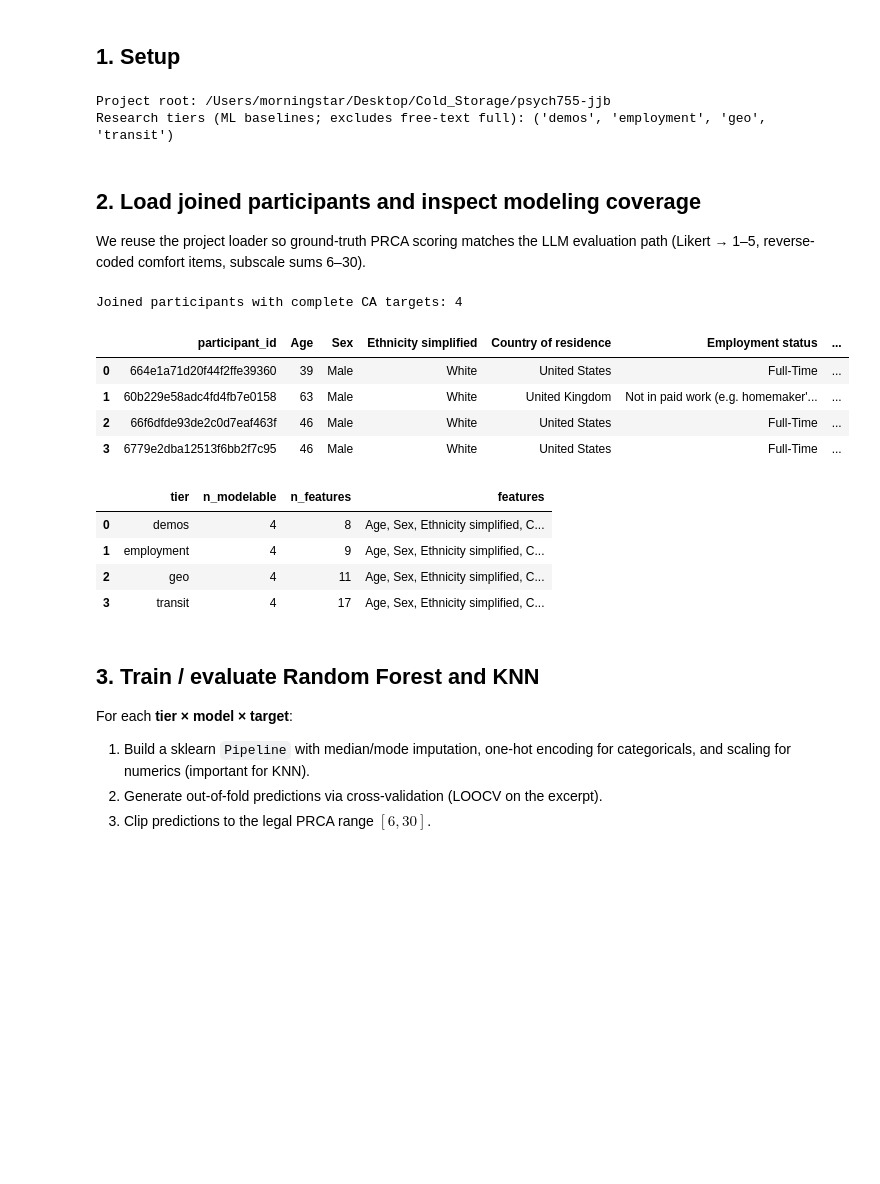
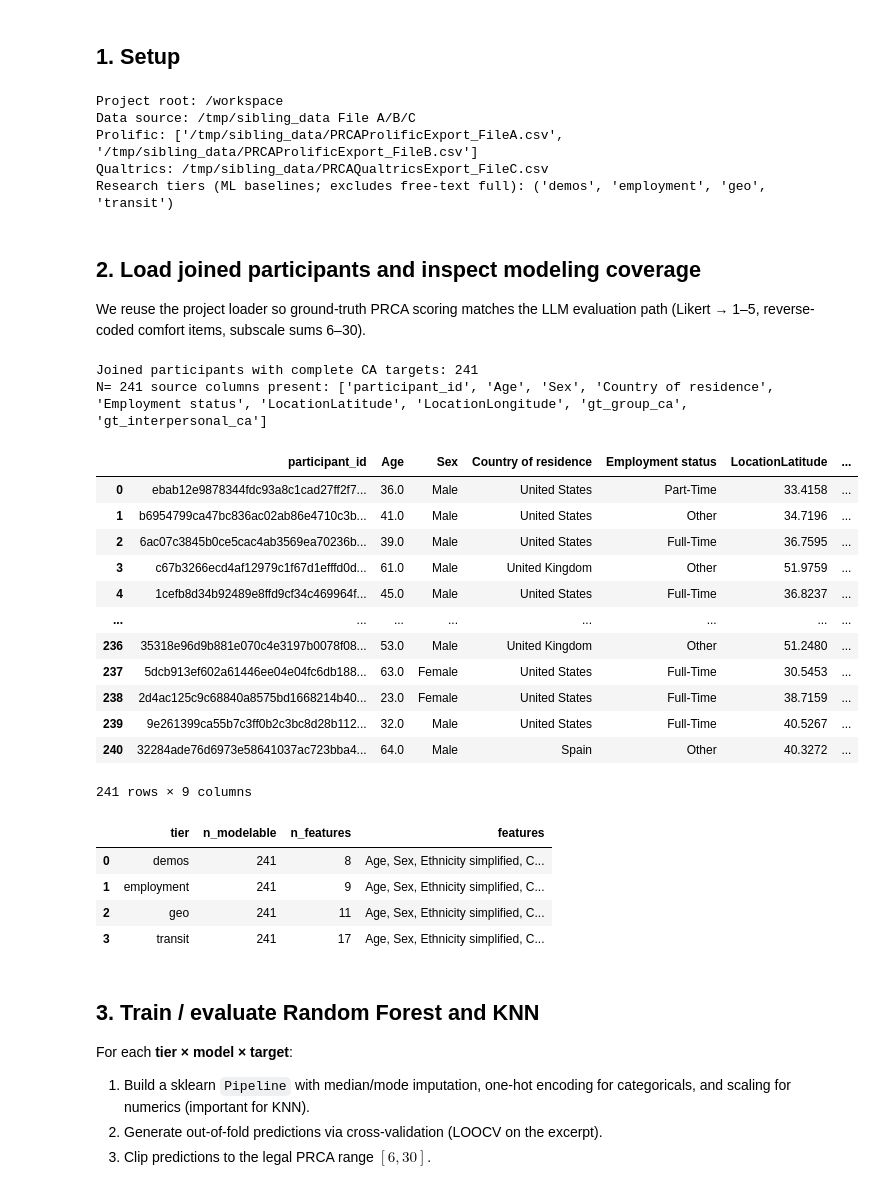
Before and after one commit to Exios66/psych755-jjb, a Jupyter notebook: notebooks/stage_one_ml_baseline.ipynb, the cells around one changed output. Cells and saved outputs as stored; diff of their text form; code cells hidden in the pictures; blank space fills up the shorter version.

```diff
--- a/notebooks/stage_one_ml_baseline.ipynb
+++ b/notebooks/stage_one_ml_baseline.ipynb
@@ -39,17 +39,23 @@ from ca_personas.ml_baseline import (
     run_stage_one_baselines,
     save_baseline_artifacts,
 )
+from ca_personas.paths import cohort_source_label, full_cohort_paths
 from ca_personas.personas import RESEARCH_TIERS
 
-PROLIFIC = ROOT / "data" / "excerpts" / "prolific_excerpt.csv"
-QUALTRICS = ROOT / "data" / "excerpts" / "qualtrics_excerpt.csv"
+PROLIFIC, QUALTRICS = full_cohort_paths()
 OUT_DIR = ROOT / "outputs" / "ml_baseline"
 
 pd.set_option("display.max_columns", 50)
 print("Project root:", ROOT)
+print("Data source:", cohort_source_label())
+print("Prolific:", [str(p) for p in PROLIFIC])
+print("Qualtrics:", QUALTRICS)
 print("Research tiers (ML baselines; excludes free-text full):", RESEARCH_TIERS)
 # %% [output]
-Project root: /Users/morningstar/Desktop/Cold_Storage/psych755-jjb
+Project root: /workspace
+Data source: /tmp/sibling_data File A/B/C
+Prolific: ['/tmp/sibling_data/PRCAProlificExport_FileA.csv', '/tmp/sibling_data/PRCAProlificExport_FileB.csv']
+Qualtrics: /tmp/sibling_data/PRCAQualtricsExport_FileC.csv
 Research tiers (ML baselines; excludes free-text full): ('demos', 'employment', 'geo', 'transit')
 # %% [markdown]
 ## 2. Load joined participants and inspect modeling coverage
@@ -58,35 +64,48 @@ We reuse the project loader so ground-truth PRCA scoring matches the LLM evaluat
 # %%
 participants, predictions, metrics = run_stage_one_baselines(
     PROLIFIC,
     QUALTRICS,
     tiers=RESEARCH_TIERS,
     join_how="inner",
     n_neighbors=3,
     random_state=42,
 )
 
 print(f"Joined participants with complete CA targets: {len(participants)}")
-participants[
-    [
+display_cols = [
+    c for c in [
         "participant_id",
         "Age",
         "Sex",
         "Ethnicity simplified",
         "Country of residence",
         "Employment status",
         "LocationLatitude",
         "LocationLongitude",
         "gt_group_ca",
         "gt_interpersonal_ca",
     ]
+    if c in participants.columns
 ]
+print("N=", len(participants), "source columns present:", display_cols)
+assert len(participants) >= 100, len(participants)
+participants[display_cols]
 # %% [output]
-Joined participants with complete CA targets: 4
+Joined participants with complete CA targets: 241
+N= 241 source columns present: ['participant_id', 'Age', 'Sex', 'Country of residence', 'Employment status', 'LocationLatitude', 'LocationLongitude', 'gt_group_ca', 'gt_interpersonal_ca']
-|  | participant_id | Age | Sex | Ethnicity simplified | Country of residence | Employment status | ... |
-| 0 | 664e1a71d20f44f2ffe39360 | 39 | Male | White | United States | Full-Time | ... |
-| 1 | 60b229e58adc4fd4fb7e0158 | 63 | Male | White | United Kingdom | Not in paid work (e.g. homemaker'... | ... |
-| 2 | 66f6dfde93de2c0d7eaf463f | 46 | Male | White | United States | Full-Time | ... |
-| 3 | 6779e2dba12513f6bb2f7c95 | 46 | Male | White | United States | Full-Time | ... |
+|  | participant_id | Age | Sex | Country of residence | Employment status | LocationLatitude | ... |
+| 0 | ebab12e9878344fdc93a8c1cad27ff2f7... | 36.0 | Male | United States | Part-Time | 33.4158 | ... |
+| 1 | b6954799ca47bc836ac02ab86e4710c3b... | 41.0 | Male | United States | Other | 34.7196 | ... |
+| 2 | 6ac07c3845b0ce5cac4ab3569ea70236b... | 39.0 | Male | United States | Full-Time | 36.7595 | ... |
+| 3 | c67b3266ecd4af12979c1f67d1efffd0d... | 61.0 | Male | United Kingdom | Other | 51.9759 | ... |
+| 4 | 1cefb8d34b92489e8ffd9cf34c469964f... | 45.0 | Male | United States | Full-Time | 36.8237 | ... |
+| ... | ... | ... | ... | ... | ... | ... | ... |
+| 236 | 35318e96d9b881e070c4e3197b0078f08... | 53.0 | Male | United Kingdom | Other | 51.2480 | ... |
+| 237 | 5dcb913ef602a61446ee04e04fc6db188... | 63.0 | Female | United States | Full-Time | 30.5453 | ... |
+| 238 | 2d4ac125c9c68840a8575bd1668214b40... | 23.0 | Female | United States | Full-Time | 38.7159 | ... |
+| 239 | 9e261399ca55b7c3ff0b2c3bc8d28b112... | 32.0 | Male | United States | Full-Time | 40.5267 | ... |
+| 240 | 32284ade76d6973e58641037ac723bba4... | 64.0 | Male | Spain | Other | 40.3272 | ... |
+241 rows × 9 columns
 # %%
 coverage = []
 for tier in RESEARCH_TIERS:
@@ -102,10 +121,10 @@ for tier in RESEARCH_TIERS:
 pd.DataFrame(coverage)
 # %% [output]
 |  | tier | n_modelable | n_features | features |
-| 0 | demos | 4 | 8 | Age, Sex, Ethnicity simplified, C... |
-| 1 | employment | 4 | 9 | Age, Sex, Ethnicity simplified, C... |
-| 2 | geo | 4 | 11 | Age, Sex, Ethnicity simplified, C... |
-| 3 | transit | 4 | 17 | Age, Sex, Ethnicity simplified, C... |
+| 0 | demos | 241 | 8 | Age, Sex, Ethnicity simplified, C... |
+| 1 | employment | 241 | 9 | Age, Sex, Ethnicity simplified, C... |
+| 2 | geo | 241 | 11 | Age, Sex, Ethnicity simplified, C... |
+| 3 | transit | 241 | 17 | Age, Sex, Ethnicity simplified, C... |
 # %% [markdown]
 ## 3. Train / evaluate Random Forest and KNN
 
```
Also changed, not shown: parts of 6 cells of this notebook, 56 other files.
